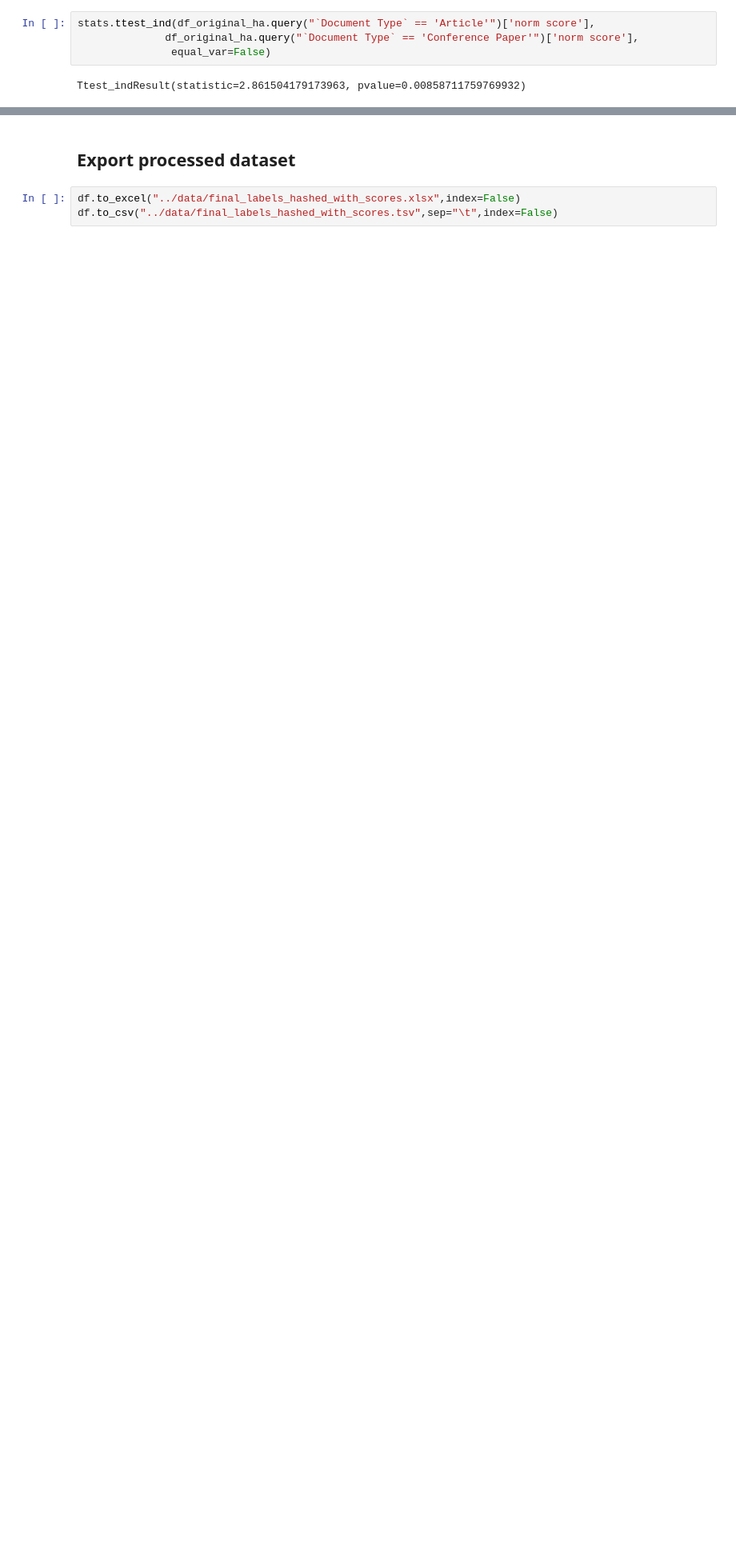
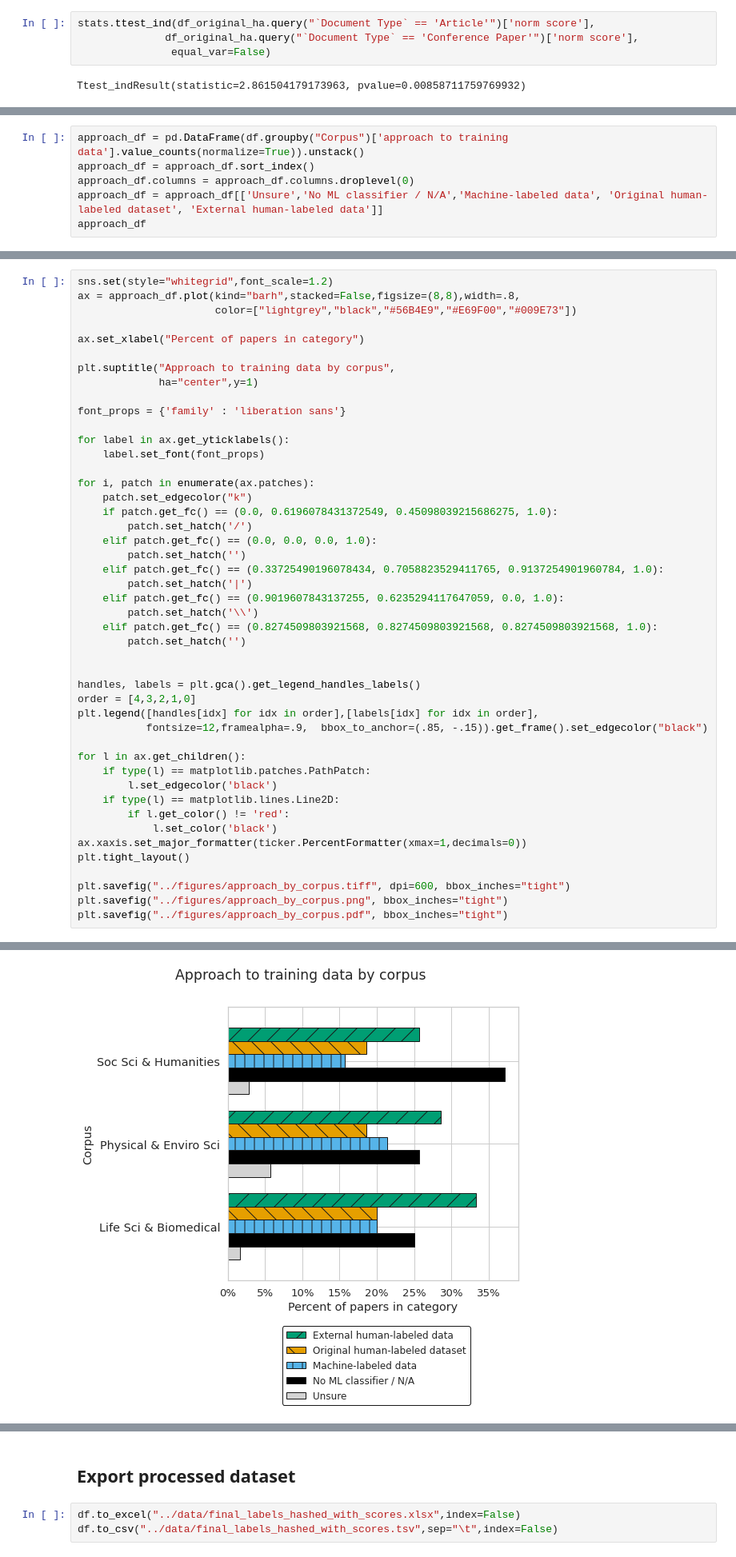
Before and after one commit to staeiou/gigo_qss_2021, a Jupyter notebook: code/2-main-cleaning-analysis-viz.ipynb, the cells around one changed output, grey strips where cells are left out. Shown: that part at 80% size. Drawn from its saved outputs; the diff is of its cells as text; blank space fills up the shorter version.

```diff
--- a/code/2-main-cleaning-analysis-viz.ipynb
+++ b/code/2-main-cleaning-analysis-viz.ipynb
@@ -1247,0 +1280,6 @@ Ttest_indResult(statistic=2.861504179173963, pvalue=0.00858711759769932)
+# %%
+approach_df = pd.DataFrame(df.groupby("Corpus")['approach to training data'].value_counts(normalize=True)).unstack()
+approach_df = approach_df.sort_index()
+approach_df.columns = approach_df.columns.droplevel(0)
+approach_df = approach_df[['Unsure','No ML classifier / N/A','Machine-labeled data', 'Original human-labeled dataset', 'External human-labeled data']]
+approach_df
@@ -1247,0 +1292,47 @@ Ttest_indResult(statistic=2.861504179173963, pvalue=0.00858711759769932)
+# %%
+sns.set(style="whitegrid",font_scale=1.2)
+ax = approach_df.plot(kind="barh",stacked=False,figsize=(8,8),width=.8,
+                      color=["lightgrey","black","#56B4E9","#E69F00","#009E73"])
+
+ax.set_xlabel("Percent of papers in category")
+
+plt.suptitle("Approach to training data by corpus",
+             ha="center",y=1)
+
+font_props = {'family' : 'liberation sans'}
+
+for label in ax.get_yticklabels():
+    label.set_font(font_props)
+
+for i, patch in enumerate(ax.patches):
+    patch.set_edgecolor("k")
+    if patch.get_fc() == (0.0, 0.6196078431372549, 0.45098039215686275, 1.0):
+        patch.set_hatch('/')
+    elif patch.get_fc() == (0.0, 0.0, 0.0, 1.0):
+        patch.set_hatch('')
+    elif patch.get_fc() == (0.33725490196078434, 0.7058823529411765, 0.9137254901960784, 1.0):
+        patch.set_hatch('|')
+    elif patch.get_fc() == (0.9019607843137255, 0.6235294117647059, 0.0, 1.0):
+        patch.set_hatch('\\')
+    elif patch.get_fc() == (0.8274509803921568, 0.8274509803921568, 0.8274509803921568, 1.0):
+        patch.set_hatch('')
+
+
+handles, labels = plt.gca().get_legend_handles_labels()
+order = [4,3,2,1,0]
+plt.legend([handles[idx] for idx in order],[labels[idx] for idx in order],
+           fontsize=12,framealpha=.9,  bbox_to_anchor=(.85, -.15)).get_frame().set_edgecolor("black")
+
+for l in ax.get_children():
+    if type(l) == matplotlib.patches.PathPatch:
+        l.set_edgecolor('black')
+    if type(l) == matplotlib.lines.Line2D:
+        if l.get_color() != 'red':
+            l.set_color('black')
+ax.xaxis.set_major_formatter(ticker.PercentFormatter(xmax=1,decimals=0))
+plt.tight_layout()
+
+plt.savefig("../figures/approach_by_corpus.tiff", dpi=600, bbox_inches="tight")
+plt.savefig("../figures/approach_by_corpus.png", bbox_inches="tight")
+plt.savefig("../figures/approach_by_corpus.pdf", bbox_inches="tight")
+# %% [output]
@@ -1247,0 +1340 @@ Ttest_indResult(statistic=2.861504179173963, pvalue=0.00858711759769932)
+[figure, added]
```
Also changed, not shown: parts of 21 cells of this notebook.
